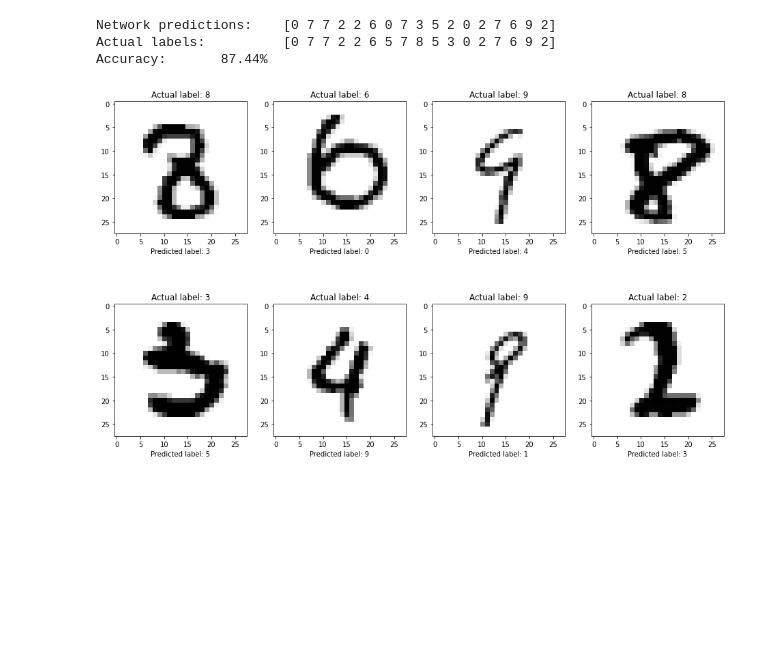
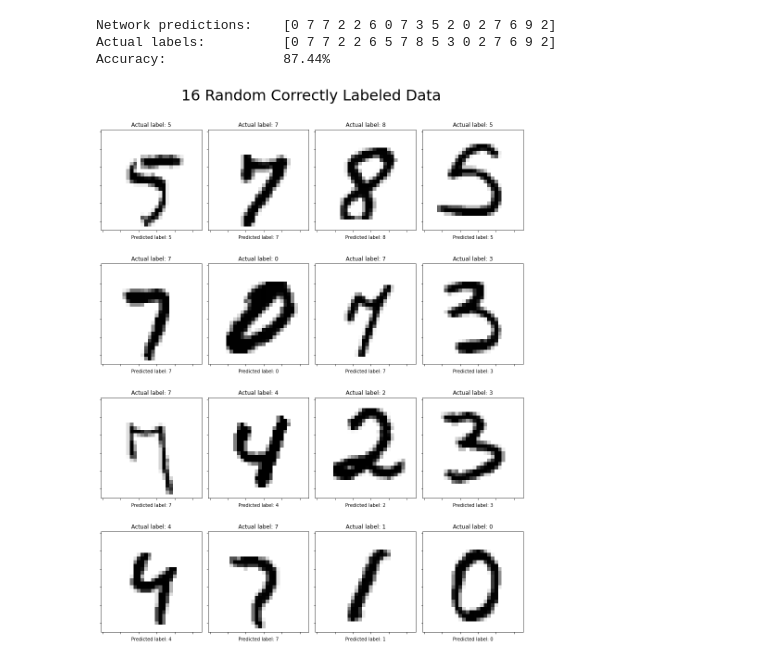
Before and after one commit to Ali13798/CSC535_Group_Fall2021, a Jupyter notebook: Neural_Network.ipynb, the cells around one changed output. Drawn from its saved outputs; the diff is of its cells as text; code cells hidden in the pictures; blank space fills up the shorter version.

```diff
--- a/Neural_Network.ipynb
+++ b/Neural_Network.ipynb
@@ -84,5 +120,5 @@ errorIndices = np.argwhere(errorList).T.flatten()
 # %%
-def display_sample(pixel_data:np.array, index:int, predictions:np.array, ax:plt.subplot) -> None:
+def display_sample_helper(pixel_data:np.array, index:int, predictions:np.array, ax:plt.subplot) -> None:
     """ displays a digit on grayscale, and prints the predicted and actual label of the digit.
 
     Args:
@@ -96,28 +132,40 @@ def display_sample(pixel_data:np.array, index:int, predictions:np.array, ax:plt.
     prediction = predictions[index]
     # print(f"Actual label:\t{label}\npred label:\t{prediction}\n")
     plt.imshow(pixels, plt.cm.gray_r)
+    plt.tight_layout()
     ax.set_title(f"Actual label: {label}")
     ax.set_xlabel(f"Predicted label: {prediction}")
 # %%
-# Select how many random mislabeled data to be displayed.
-# Must be divisible by 4.
-num_mislabeled_display = 8
+def display_sample(indices:np.array, fig_title:str, num_to_display:int=8) -> None:
+    """ Displays a number of digits in subplots of a figure.
 
-if num_mislabeled_display % 4 != 0:
-    raise(BaseException("num_mislabeled_display is NOT divisible by 4."))
+    Args:
+        indices (np.array): [description]
+        num_to_display (int, optional): [description]. Defaults to 8.
+    """
+    if num_to_display % 4 != 0:
+        raise(BaseException("num_to_display is NOT divisible by 4."))
 
-numRows, numCols = num_mislabeled_display / 4, 4
+    numRows, numCols = num_to_display / 4, 4
 
-# shuffle the mismatch indices to select a number at random.
-np.random.shuffle(errorIndices)
-random_mislabeled_data = errorIndices[:num_mislabeled_display]
+    # shuffle the mismatch indices to select a number at random.
+    np.random.shuffle(indices)
+    random_mislabeled_data = indices[:num_to_display]
 
-# Create a figure for the subplots.
-fig = plt.figure(figsize=(16, num_mislabeled_display*1.25))
+    # Create a figure for the subplots.
+    fig = plt.figure(figsize=(13, num_to_display*1.1))
+    fig.suptitle(fig_title, fontsize=32)
 
-# plot the axes on the figure.
-for i, ix in enumerate(random_mislabeled_data):
-    ax = fig.add_subplot(numRows, numCols, i + 1)
-    display_sample(X_cross, ix, predictions, ax)
+    # plot the axes on the figure.
+    for i, ix in enumerate(random_mislabeled_data):
+        ax = fig.add_subplot(numRows, numCols, i + 1)
+        ax.xaxis.set_ticklabels([])
+        ax.yaxis.set_ticklabels([])
+        display_sample_helper(X_cross, ix, predictions, ax)
-# %% [output]
-[figure, removed]
+# %%
+# Select how many random correctly labeled data to be displayed.
+# Must be divisible by 4.
+num_to_display = 16
+display_sample(correctIndices, f"{num_to_display} Random Correctly Labeled Data", num_to_display=num_to_display)
+# %% [output]
+[figure, added]
```
Also changed, not shown: parts of 4 cells of this notebook, 2 other files.
